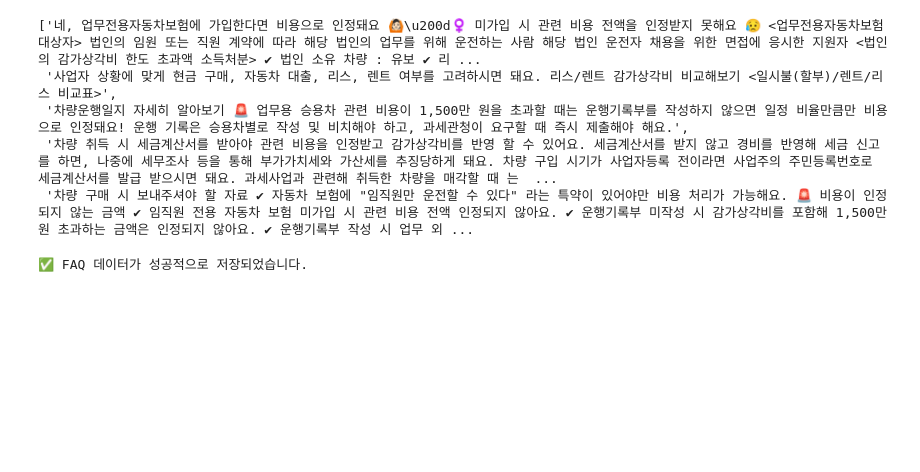
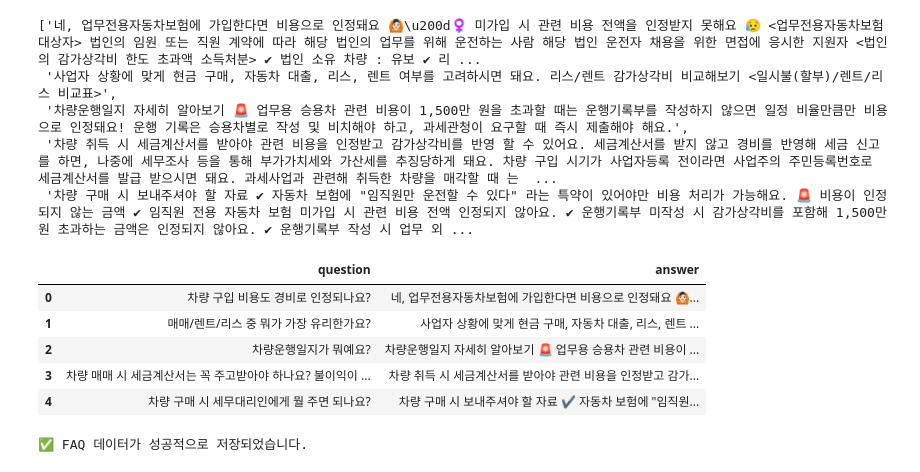
Before and after one commit to SKNETWORKS-FAMILY-AICAMP/SKN13-1st-5TEAM, a Jupyter notebook: SKN13_변성일/faq_sql_저장.ipynb, the cells around one changed output. Drawn from its saved outputs; the diff is of its cells as text; code cells hidden in the pictures; blank space fills up the shorter version.

```diff
--- a/SKN13_변성일/faq_sql_저장.ipynb
+++ b/SKN13_변성일/faq_sql_저장.ipynb
@@ -148,3 +166,34 @@ print(df_qa.head())
 2  차량운행일지 자세히 알아보기 🚨 업무용 승용차 관련 비용이 1,500만 원을 초과할...
 3  차량 취득 시 세금계산서를 받아야 관련 비용을 인정받고 감가상각비를 반영 할 수 있...
 4  차량 구매 시 보내주셔야 할 자료 ✔ 자동차 보험에 "임직원만 운전할 수 있다" 라...
+# %%
+Q = []
+A = []
+
+question = None
+answer_lines = []
+
+for line in df["내용"]:
+    line = str(line).strip()
+    if not line:
+        continue
+
+    if "💡" in line or "?" in line:
+        if question and answer_lines:
+            Q.append(question)
+            A.append(" ".join(answer_lines).strip())
+            answer_lines = []
+
+        # 💡 제거하고 공백 정리
+        question = line.replace("💡", "").strip()
+    else:
+        if question:
+            answer_lines.append(line)
+
+# 마지막 QA 쌍 저장
+if question and answer_lines:
+    Q.append(question)
+    A.append(" ".join(answer_lines).strip())
+
+df_qa = pd.DataFrame({"question": Q, "answer": A})
+print(df_qa.head())
@@ -164,6 +227,15 @@ A
  '차량운행일지 자세히 알아보기 🚨 업무용 승용차 관련 비용이 1,500만 원을 초과할 때는 운행기록부를 작성하지 않으면 일정 비율만큼만 비용으로 인정돼요! 운행 기록은 승용차별로 작성 및 비치해야 하고, 과세관청이 요구할 때 즉시 제출해야 해요.',
  '차량 취득 시 세금계산서를 받아야 관련 비용을 인정받고 감가상각비를 반영 할 수 있어요. 세금계산서를 받지 않고 경비를 반영해 세금 신고를 하면, 나중에 세무조사 등을 통해 부가가치세와 가산세를 추징당하게 돼요. 차량 구입 시기가 사업자등록 전이라면 사업주의 주민등록번호로 세금계산서를 발급 받으시면 돼요. 과세사업과 관련해 취득한 차량을 매각할 때 는  ...
  '차량 구매 시 보내주셔야 할 자료 ✔ 자동차 보험에 "임직원만 운전할 수 있다" 라는 특약이 있어야만 비용 처리가 가능해요. 🚨 비용이 인정되지 않는 금액 ✔ 임직원 전용 자동차 보험 미가입 시 관련 비용 전액 인정되지 않아요. ✔ 운행기록부 미작성 시 감가상각비를 포함해 1,500만 원 초과하는 금액은 인정되지 않아요. ✔ 운행기록부 작성 시 업무 외 ...
+# %%
+df_qa
+# %% [output]
+|  | question | answer |
+| 0 | 차량 구입 비용도 경비로 인정되나요? | 네, 업무전용자동차보험에 가입한다면 비용으로 인정돼요 🙆🏻‍... |
+| 1 | 매매/렌트/리스 중 뭐가 가장 유리한가요? | 사업자 상황에 맞게 현금 구매, 자동차 대출, 리스, 렌트 ... |
+| 2 | 차량운행일지가 뭐예요? | 차량운행일지 자세히 알아보기 🚨 업무용 승용차 관련 비용이 ... |
+| 3 | 차량 매매 시 세금계산서는 꼭 주고받아야 하나요? 불이익이 ... | 차량 취득 시 세금계산서를 받아야 관련 비용을 인정받고 감가... |
+| 4 | 차량 구매 시 세무대리인에게 뭘 주면 되나요? | 차량 구매 시 보내주셔야 할 자료 ✔ 자동차 보험에 "임직원... |
 # %%
 import pymysql
 
```
Also changed, not shown: parts of 9 cells of this notebook.
